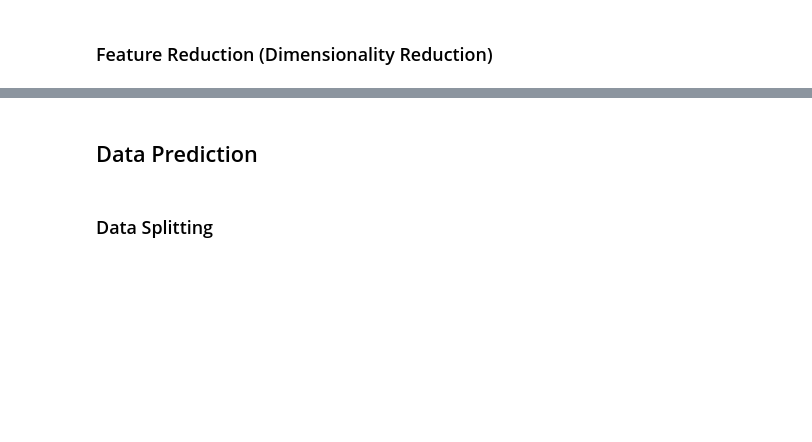
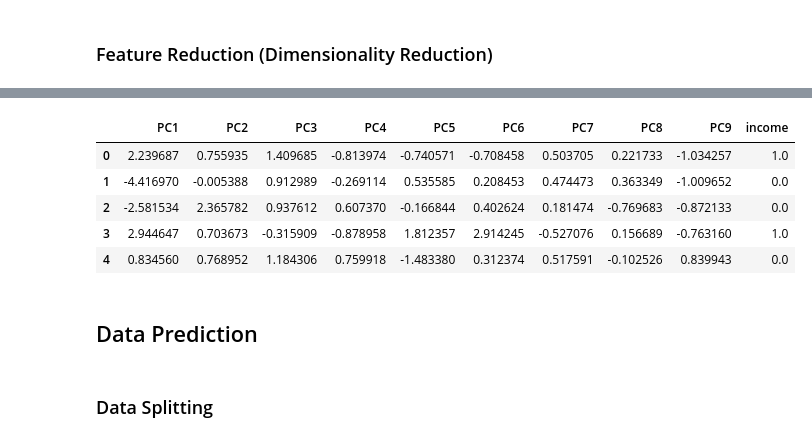
Before and after one commit to Abdelhakim-gh/DataMining_Project_Income_Prediction, a Jupyter notebook: DM_project.ipynb, the cells around one changed output, grey strips where cells are left out. Cells and saved outputs as stored; diff of their text form; code cells hidden in the pictures; blank space fills up the shorter version.

```diff
--- a/DM_project.ipynb
+++ b/DM_project.ipynb
@@ -1266,2 +1724,8 @@ dtype: int64
 # %% [markdown]
 ### Feature Reduction (Dimensionality Reduction)
+# %%
+import pandas as pd
+
+df = pd.read_csv('data/data_selected_features.csv')
+print(df.shape)
+df.head()
@@ -1268,3 +1740,45 @@ dtype: int64
+# %%
+import pandas as pd
+import numpy as np
+from sklearn.decomposition import PCA
+from sklearn.preprocessing import StandardScaler
+
+# Ensure the dataframe is loaded correctly
+if 'df' not in globals():
+    df = pd.read_csv('data/data_smote.csv')
+
+# Check if 'income' column exists
+if 'income' not in df.columns:
+    raise ValueError("The 'income' column is not present in the dataframe.")
+
+# Separate features and target variable
+X = df.drop(columns=['income'])
+y = df['income']
+
+# Standardize numerical features
+scaler = StandardScaler()
+X_scaled = scaler.fit_transform(X)
+
+# Apply PCA
+pca = PCA(n_components=0.95)  # Retain 95% of the variance
+X_pca = pca.fit_transform(X_scaled)
+
+# Create a new DataFrame with the reduced features and include the target variable 'income'
+df_pca = pd.DataFrame(X_pca, columns=[f'PC{i+1}' for i in range(X_pca.shape[1])])
+df_pca['income'] = y.values
+
+# Save the new DataFrame to a CSV file if needed
+df_pca.to_csv('data/data_pca.csv', index=False)
+
+# Display the first few rows of the new DataFrame
+df_pca.head()
+# %% [output]
+|  | PC1 | PC2 | PC3 | PC4 | PC5 | PC6 | PC7 | PC8 | PC9 | income |
+| 0 | 2.239687 | 0.755935 | 1.409685 | -0.813974 | -0.740571 | -0.708458 | 0.503705 | 0.221733 | -1.034257 | 1.0 |
+| 1 | -4.416970 | -0.005388 | 0.912989 | -0.269114 | 0.535585 | 0.208453 | 0.474473 | 0.363349 | -1.009652 | 0.0 |
+| 2 | -2.581534 | 2.365782 | 0.937612 | 0.607370 | -0.166844 | 0.402624 | 0.181474 | -0.769683 | -0.872133 | 0.0 |
+| 3 | 2.944647 | 0.703673 | -0.315909 | -0.878958 | 1.812357 | 2.914245 | -0.527076 | 0.156689 | -0.763160 | 1.0 |
+| 4 | 0.834560 | 0.768952 | 1.184306 | 0.759918 | -1.483380 | 0.312374 | 0.517591 | -0.102526 | 0.839943 | 0.0 |
 # %% [markdown]
 ## Data Prediction
 # %% [markdown]
```
Also changed, not shown: parts of 32 cells of this notebook, 3 other files.
